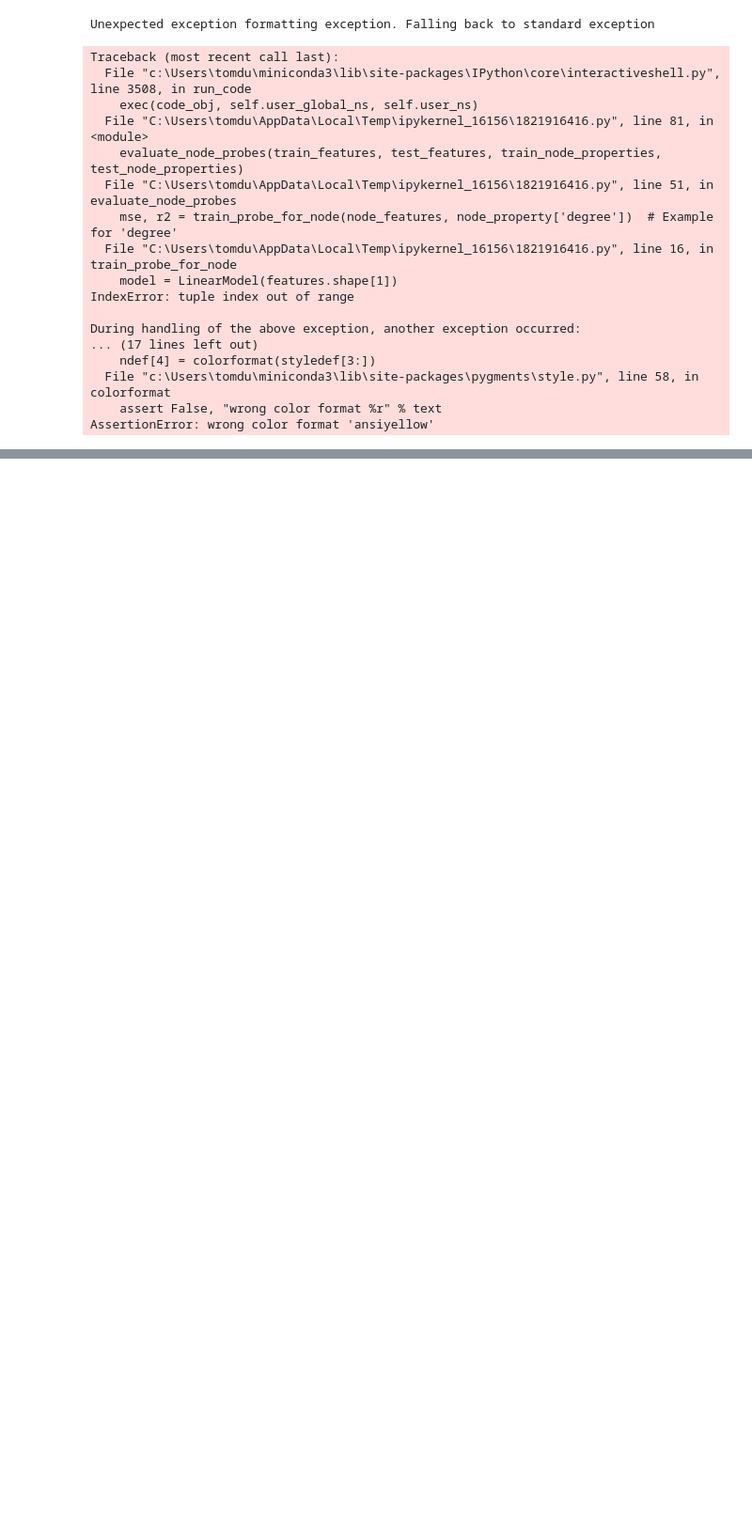
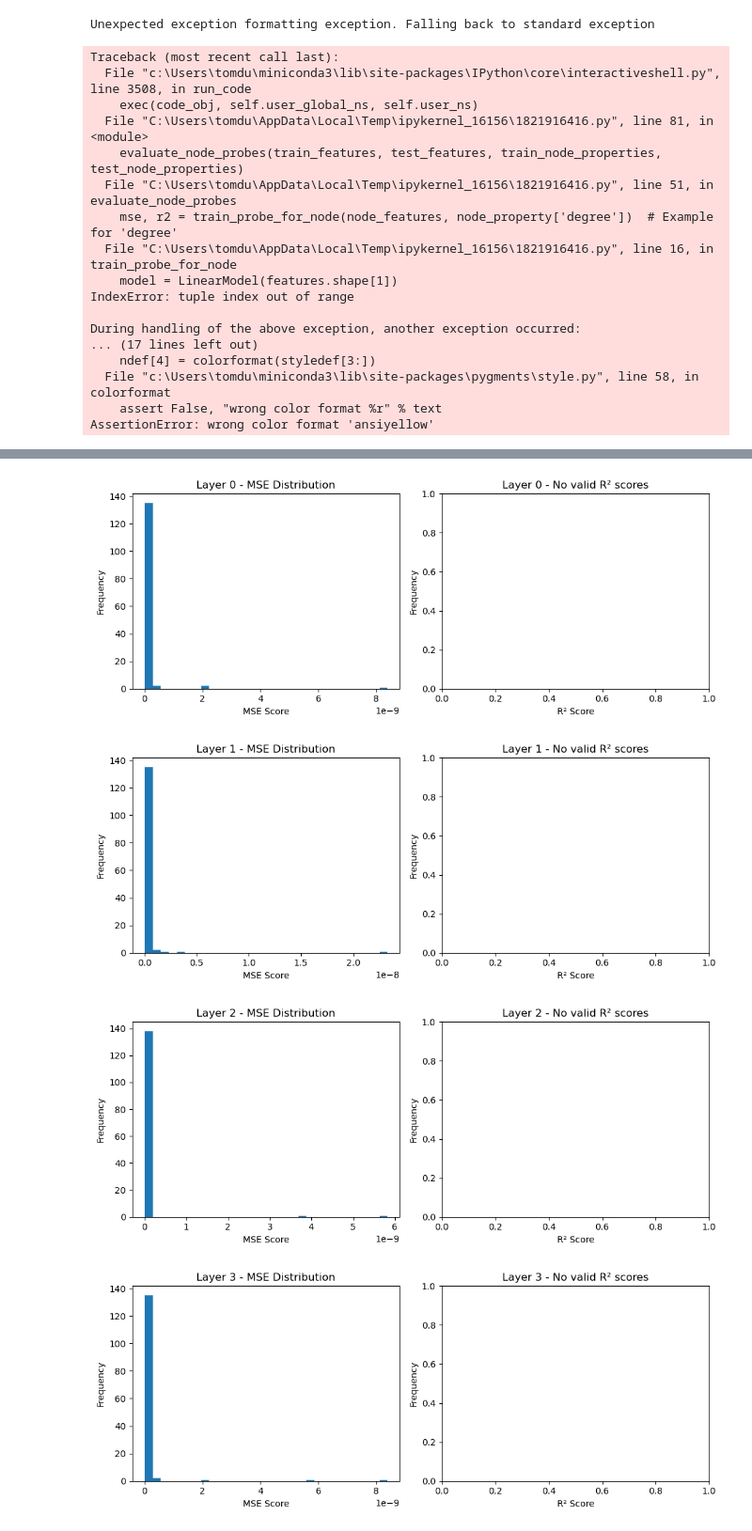
Before and after one commit to TomPelletreauDuris/Probing-GNN-representations, a Jupyter notebook: AIFB_probing_GCN.ipynb, the cells around one changed output, grey strips where cells are left out. Shown at 94% size. Saved outputs shown, nothing was run; the diff lists cells and outputs as text; code cells hidden in the pictures; blank space fills up the shorter version.

```diff
--- a/AIFB_probing_GCN.ipynb
+++ b/AIFB_probing_GCN.ipynb
@@ -89,10 +162,10 @@ G = to_networkx(data, to_undirected=True)
 # Calculate various node properties using NetworkX
 degree = dict(G.degree())
 clustering = nx.clustering(G)
-# betweenness = nx.betweenness_centrality(G)
-# closeness = nx.closeness_centrality(G)
-# eigenvector = nx.eigenvector_centrality(G, max_iter=1000)
-# pagerank = nx.pagerank(G)
+betweenness = nx.betweenness_centrality(G)
+closeness = nx.closeness_centrality(G)
+eigenvector = nx.eigenvector_centrality(G, max_iter=1000)
+pagerank = nx.pagerank(G)
 # %%
 
 # Create a function to gather properties for specific nodes
@@ -102,10 +175,10 @@ def get_node_properties(indices):
         properties.append({
             'degree': degree[idx],
             'clustering': clustering[idx],
-            # 'betweenness': betweenness[idx],
-            # 'closeness': closeness[idx],
-            # 'eigenvector': eigenvector[idx],
-            # 'pagerank': pagerank[idx]
+            'betweenness': betweenness[idx],
+            'closeness': closeness[idx],
+            'eigenvector': eigenvector[idx],
+            'pagerank': pagerank[idx]
         })
     return properties
 
@@ -529,7 +632,7 @@ class LinearModel(nn.Module):
     def forward(self, x):
         return self.linear(x)
 
-def train_probe_for_node(features, property_value, num_epochs=100, learning_rate=0.01):
+def train_probe_for_node(features, property_value, num_epochs=1000, learning_rate=0.01):
     # Convert features to PyTorch tensor if it's a NumPy array
     if isinstance(features, np.ndarray):
         features = torch.tensor(features, dtype=torch.float32)
@@ -585,7 +688,9 @@ def evaluate_node_probes(train_features, test_features, train_properties, test_p
             'r2_scores': r2_scores
         })
 
-    # Plotting the results
+    return results
+
+def plot_results(results):
     for result in results:
         layer = result['layer']
         plt.figure(figsize=(10, 4))
@@ -614,10 +719,8 @@ def evaluate_node_probes(train_features, test_features, train_properties, test_p
 
         plt.tight_layout()
         plt.show()
-# Assuming train_features, test_features, train_properties, test_properties are already defined
-# evaluate_node_probes(train_features, test_features, train_properties, test_properties)
 
 # Assuming train_features, test_features, train_properties, test_properties are already defined
-evaluate_node_probes(train_features, test_features, train_node_properties, test_node_properties)
+results = evaluate_node_probes(train_features, test_features, train_node_properties, test_node_properties)
 # %% [output]
 Training on features with shape: torch.Size([1, 128]) for property value: 3
@@ -678 +738,9 @@ Training on features with shape: torch.Size([1, 128]) for property value: 25
 ... (88 outputs left out)
+# %%
+# In another cell
+plot_results(results)
+# %% [output]
+[figure, added]
+[figure, added]
+[figure, added]
+[figure, added]
```
Also changed, not shown: parts of 28 cells of this notebook, 5 other files.
